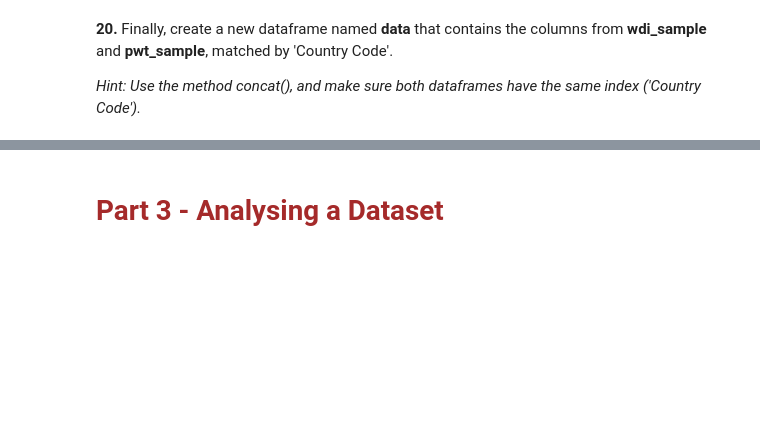
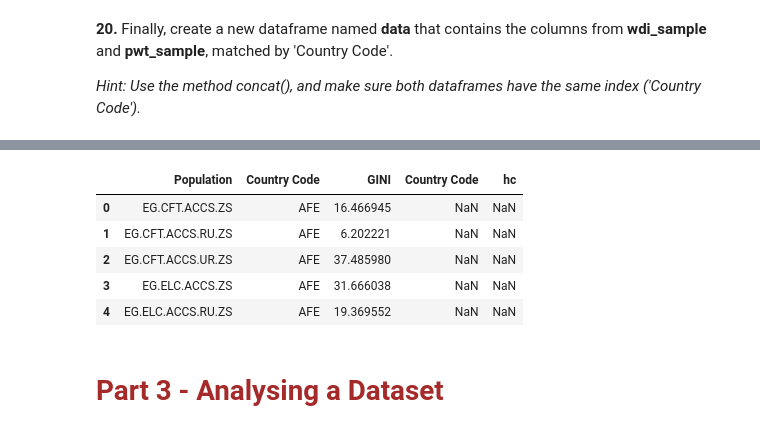
Before and after one commit to Mangerona01/Homework-2, a Jupyter notebook: hw2_pds_2024.ipynb, the cells around one changed output, grey strips where cells are left out. Saved outputs shown, nothing was run; the diff lists cells and outputs as text; code cells hidden in the pictures; blank space fills up the shorter version.

```diff
--- a/hw2_pds_2024.ipynb
+++ b/hw2_pds_2024.ipynb
@@ -434,0 +432,4 @@ KeyError: "None of ['Country Code'] are in the columns"
+# %%
+wdi_sample = wdi_sample.rename(columns={'GDP': 'Country Code'})
+wdi_sample.set_index('Country Code')
+pwt_sample.set_index('Country Code')
@@ -435,3 +451,13 @@ KeyError: "None of ['Country Code'] are in the columns"
+# %%
+data = pd.concat([wdi_sample, pwt_sample], axis=1)
+data.head()
+# %% [output]
+|  | Population | Country Code | GINI | Country Code | hc |
+| 0 | EG.CFT.ACCS.ZS | AFE | 16.466945 | NaN | NaN |
+| 1 | EG.CFT.ACCS.RU.ZS | AFE | 6.202221 | NaN | NaN |
+| 2 | EG.CFT.ACCS.UR.ZS | AFE | 37.485980 | NaN | NaN |
+| 3 | EG.ELC.ACCS.ZS | AFE | 31.666038 | NaN | NaN |
+| 4 | EG.ELC.ACCS.RU.ZS | AFE | 19.369552 | NaN | NaN |
 # %% [markdown]
 # <span style="color:brown"> Part 3 - Analysing a Dataset </span>
 # %% [markdown]
```
Also changed, not shown: parts of 2 cells of this notebook.
